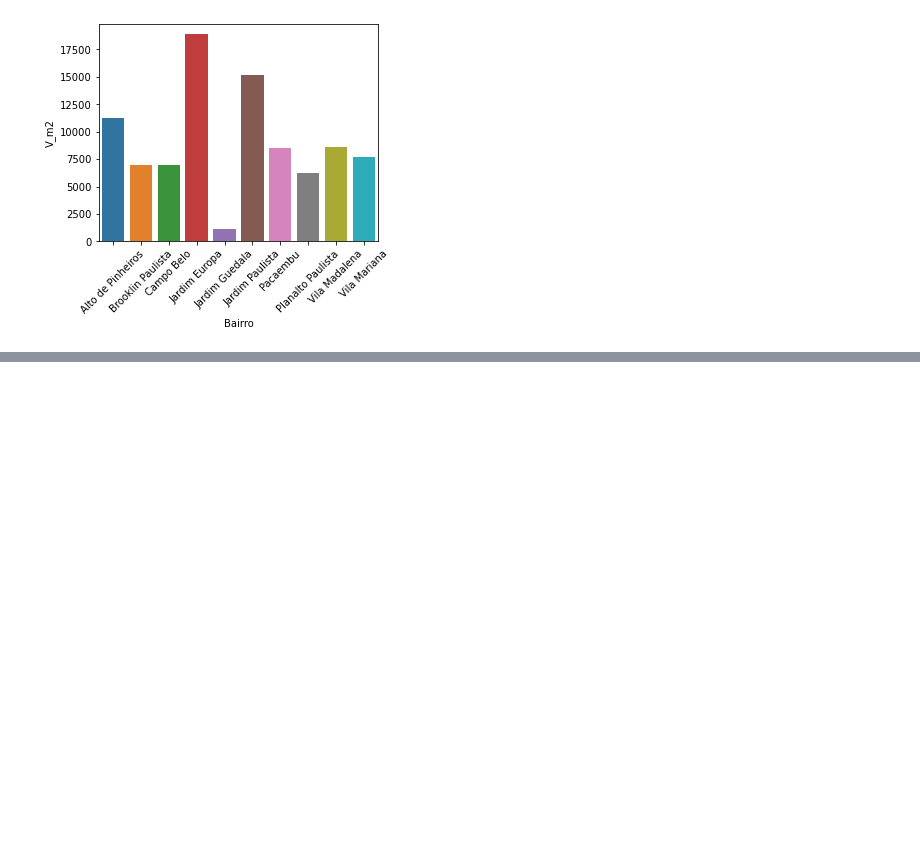
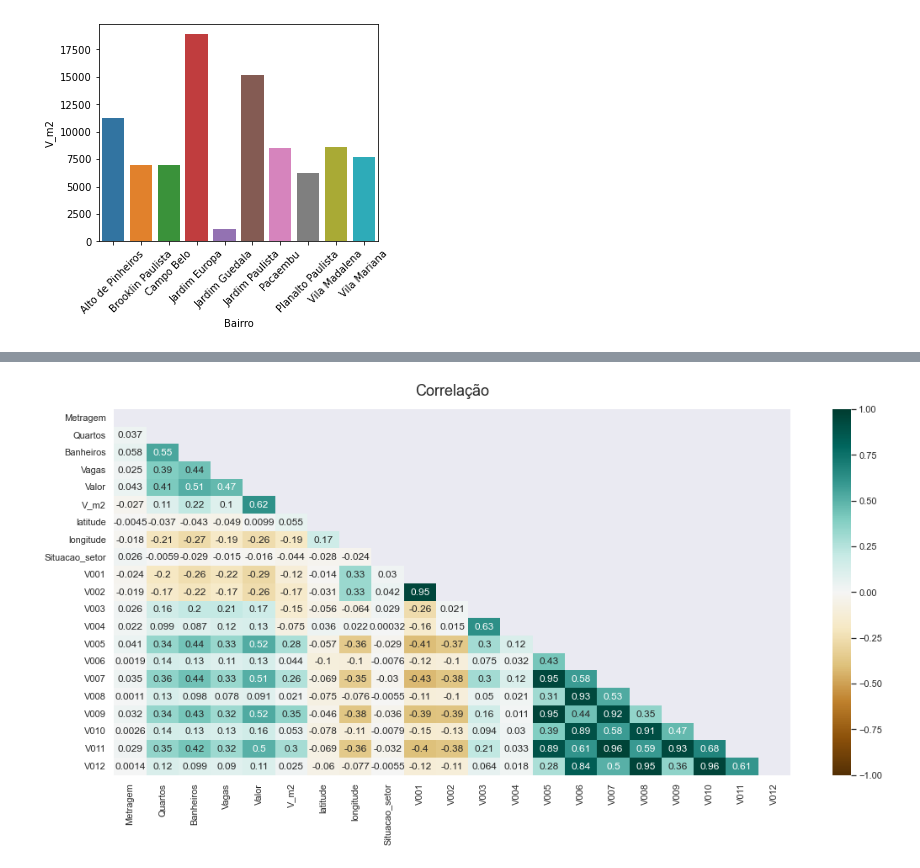
Before and after one commit to LeomaxFilho/Gerenciamento-de-Dados, a Jupyter notebook: Projeto Dados - 01.ipynb, the cells around one changed output, grey strips where cells are left out. Drawn from its saved outputs; the diff is of its cells as text; code cells hidden in the pictures; blank space fills up the shorter version.

```diff
--- a/Projeto Dados - 01.ipynb
+++ b/Projeto Dados - 01.ipynb
@@ -179,0 +368,22 @@ ax.tick_params(axis='x', rotation=45)
+# %%
+#agora retiramos os valores que são muito discrepantes da média de valores
+data_merge_ibge.drop(data_merge_ibge.query("Valor > 30000000 | Valor < 100000").index, inplace = True)
+# %%
+data_merge_ibge = data_merge_ibge[['Rua', 'Bairro', 'Cidade', 'Metragem', 'Quartos', 'Banheiros', 'Vagas',
+       'Valor', 'V_m2', 'latitude', 'longitude', 'Situacao_setor', 'V001',
+       'V002', 'V003', 'V004', 'V005', 'V006', 'V007', 'V008', 'V009', 'V010',
+       'V011', 'V012']].dropna()
+# %%
+#analise dos fatores relevantes de dados, correlacionando-os
+#com a correleção variando entre -1 e 1, sendo asssim relacionando a proporcionalidade sendo
+#-1 inversamente, 1 proporcionalmente e 0 não correlacionados
+
+#data_merge_ibge.corr() -  forma de calcular as correlações
+
+plt.figure(figsize=(18, 8))
+mask = np.triu(np.ones_like(data_merge_ibge.corr(), dtype=bool))
+heatmap = sns.heatmap(data_merge_ibge.corr(), mask=mask, vmin=-1, vmax=1, annot=True, cmap='BrBG')
+heatmap.set_title('Correlação', fontdict={'fontsize':18}, pad=16);
+#https://www.tylervigen.com/spurious-correlations
+# %% [output]
+[figure, added]
```
Also changed, not shown: parts of 22 cells of this notebook, 1 other file.
